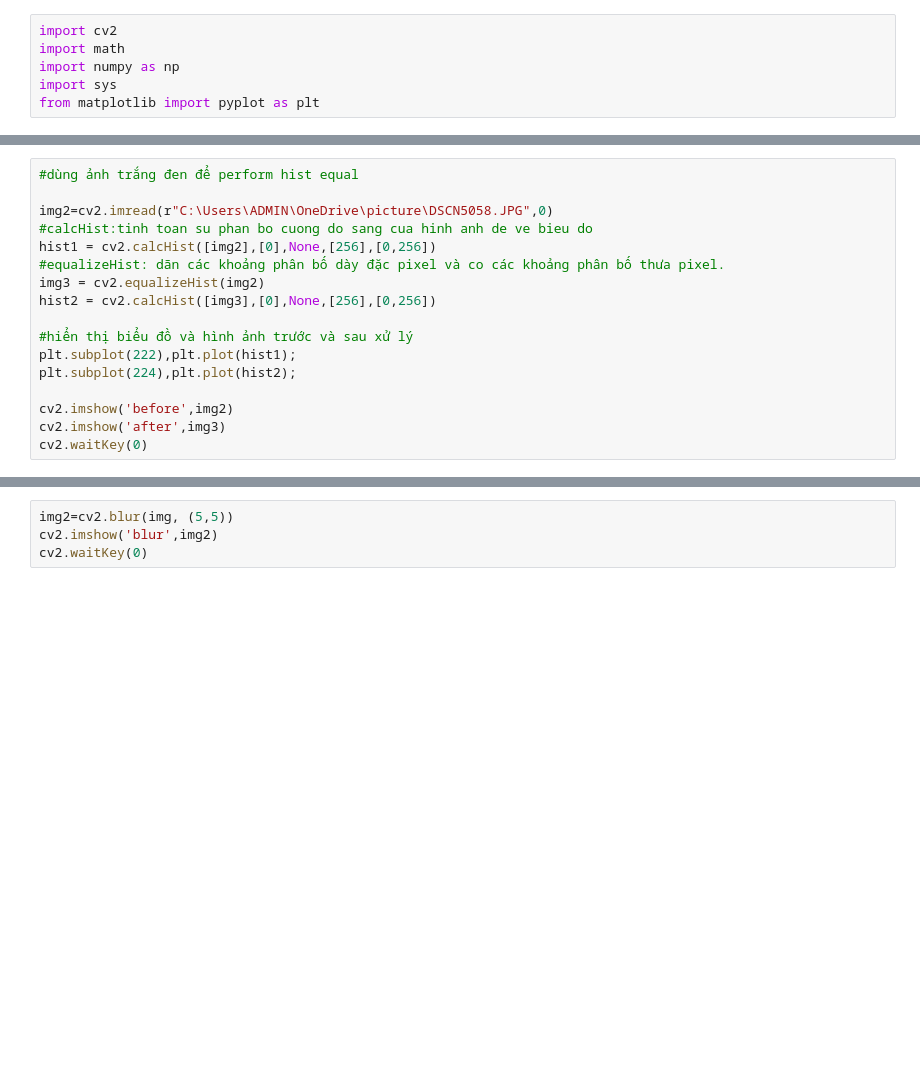
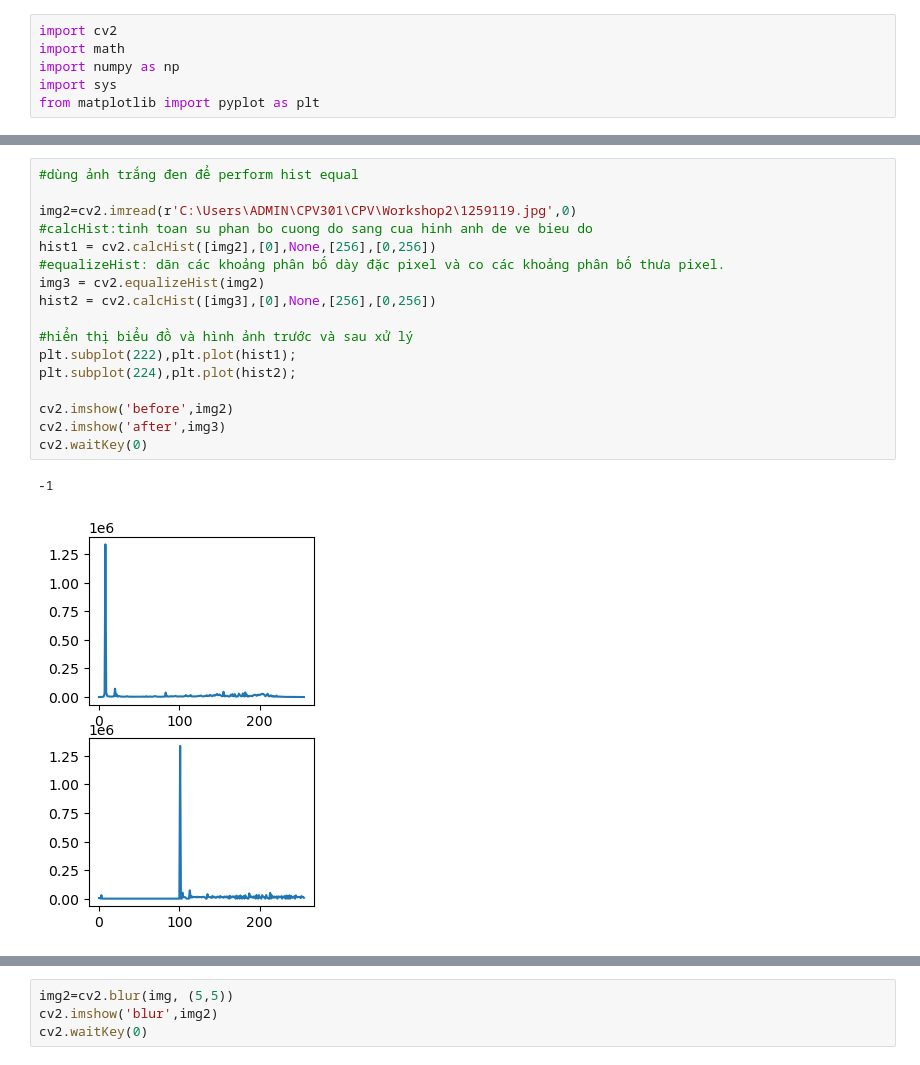
Before and after one commit to pphuc25/CPV, a Jupyter notebook: CPV301_Workshop2.ipynb, the cells around one changed output, grey strips where cells are left out. Drawn from its saved outputs; the diff is of its cells as text; blank space fills up the shorter version.

```diff
--- a/CPV301_Workshop2.ipynb
+++ b/CPV301_Workshop2.ipynb
@@ -101,20 +102,23 @@ plt.show()
 # %%
 #dùng ảnh trắng đen để perform hist equal
 
-img2=cv2.imread(r"C:\Users\ADMIN\OneDrive\picture\DSCN5058.JPG",0)
+img2=cv2.imread(r'C:\Users\ADMIN\CPV301\CPV\Workshop2\1259119.jpg',0)
 #calcHist:tinh toan su phan bo cuong do sang cua hinh anh de ve bieu do
 hist1 = cv2.calcHist([img2],[0],None,[256],[0,256])
 #equalizeHist: dãn các khoảng phân bố dày đặc pixel và co các khoảng phân bố thưa pixel.
 img3 = cv2.equalizeHist(img2)
 hist2 = cv2.calcHist([img3],[0],None,[256],[0,256])
 
 #hiển thị biểu đồ và hình ảnh trước và sau xử lý
 plt.subplot(222),plt.plot(hist1);
 plt.subplot(224),plt.plot(hist2);
 
 cv2.imshow('before',img2)
 cv2.imshow('after',img3)
 cv2.waitKey(0)
+# %% [output]
+-1
+[figure, added]
 # %%
 #Dùng ảnh màu để perform hist equal
 
```
Also changed, not shown: parts of 3 cells of this notebook.
